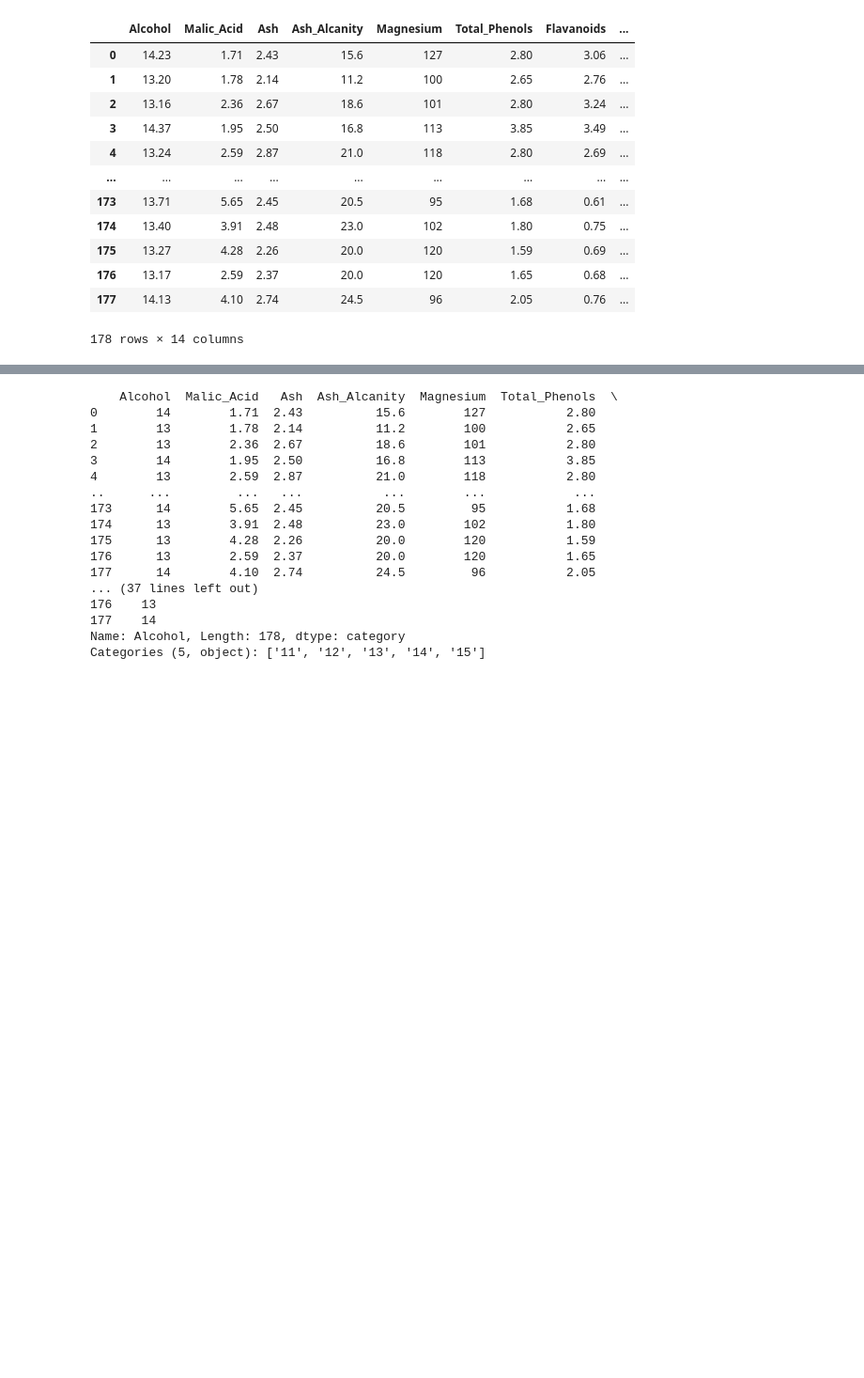
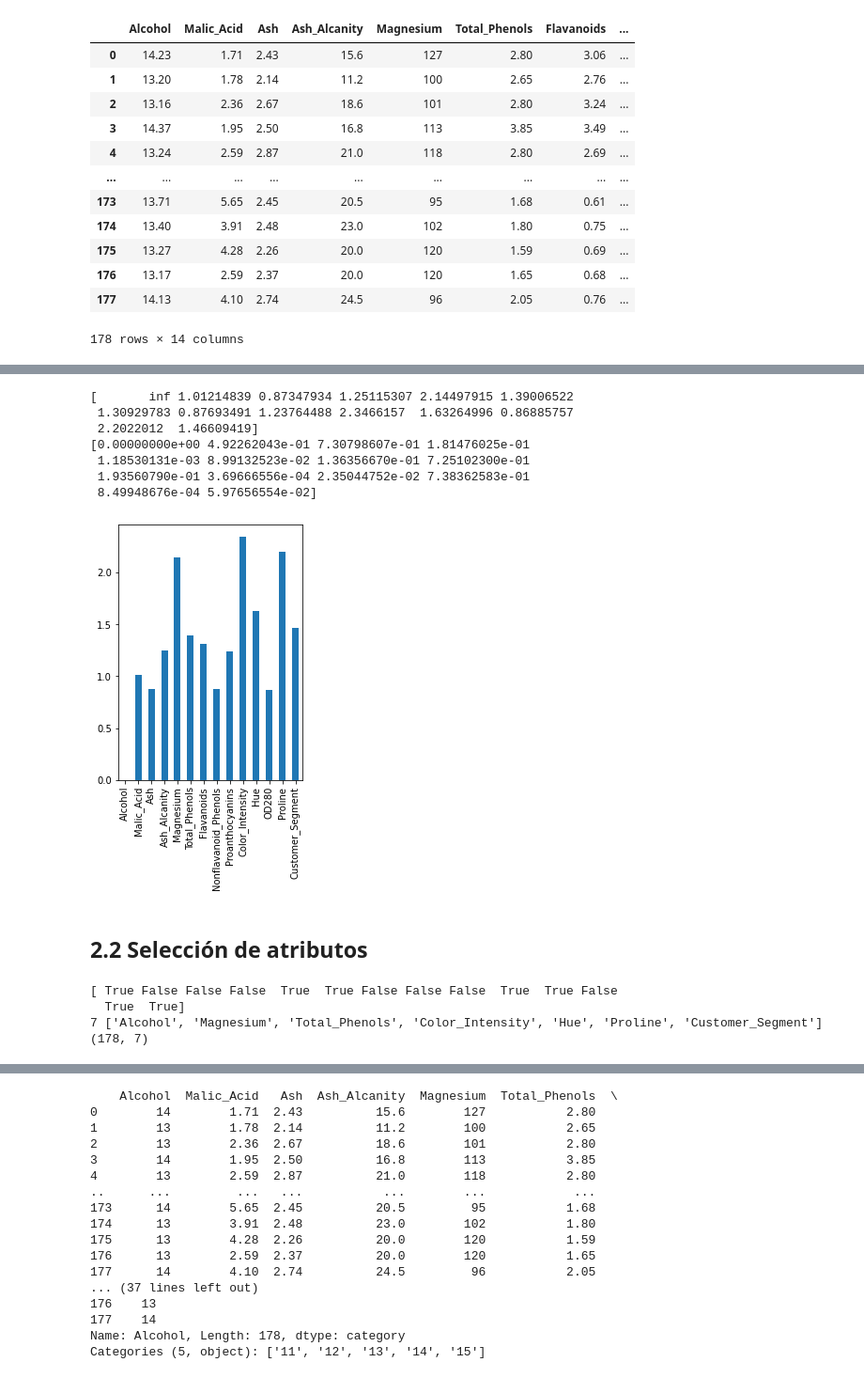
Before and after one commit to GermanMT/FeatureLearning-ML, a Jupyter notebook: unsupervised.ipynb, the cells around one changed output, grey strips where cells are left out. Shown at 94% size. Drawn from its saved outputs; the diff is of its cells as text; code cells hidden in the pictures; blank space fills up the shorter version.

```diff
--- a/unsupervised.ipynb
+++ b/unsupervised.ipynb
@@ -37,0 +145,21 @@ DATOS
+# %%
+def muestra_relevancias(nombres, relevancias):
+    '''Función para mostrar una gráfica con el grado de relevancia de cada atributo
+
+    Recibe:
+       - nombres: nombres de todos los atributos
+       - relevancias: de cada atributo, calculadas mediante alguna técnica
+    '''
+    plt.figure(figsize=(len(nombres)/4,5))
+    serie = pd.Series(relevancias, index=nombres)
+    serie.plot(kind='bar')
+
+def muestra_seleccion(nombres, mascara):
+    '''Función para mostrar los nombres de los atributos seleccionados a partir de una máscara de booleanos
+
+    Recibe:
+       - nombres: nombres de todos los atributos
+       - mascara: lista de booleanos que determina si un atributo se selecciona, o no
+    '''
+    seleccionados = [n for n,m in zip(nombres, mascara) if m]
+    print(len(seleccionados), seleccionados)
@@ -37,0 +168,3 @@ DATOS
+# %%
+X = DATOS
+y = pd.Series(DATOS.Alcohol)
@@ -37,0 +197,39 @@ DATOS
+# %%
+# EJERCICIO: mostrar el grado de relevancia de cada atributo del datastet X_RUIDOSOS mediante el test ANOVA
+fvalues, pvalues = f_classif(X, y)
+print(fvalues)
+print(pvalues)
+
+muestra_relevancias(X.columns, fvalues)
+# %% [output]
+[       inf 1.01214839 0.87347934 1.25115307 2.14497915 1.39006522
+ 1.30929783 0.87693491 1.23764488 2.3466157  1.63264996 0.86885757
+ 2.2022012  1.46609419]
+[0.00000000e+00 4.92262043e-01 7.30798607e-01 1.81476025e-01
+ 1.18530131e-03 8.99132523e-02 1.36356670e-01 7.25102300e-01
+ 1.93560790e-01 3.69666556e-04 2.35044752e-02 7.38362583e-01
+ 8.49948676e-04 5.97656554e-02]
+[figure, added]
+# %% [markdown]
+## 2.2 Selección de atributos
+# %%
+# EJERCICIO: mostrar la selección de la primera mitad de atributos (el 50% mejor) para X según el test ANOVA
+selector = SelectPercentile(f_classif, percentile = 50)
+
+# Para ajustar este selector a nuestro conjunto usamos el fit
+selector.fit(X, y)
+
+# Me dice que parámetros van a ser escogidos: get_support
+print(selector.get_support())
+
+# Obtengo el nombre de los parámetros escogidos
+muestra_seleccion(X.columns, selector.get_support())
+
+# Obtener número de datos seleccionados
+X_sel = selector.fit_transform(X, y)
+print(X_sel.shape)
+# %% [output]
+[ True False False False  True  True False False False  True  True False
+  True  True]
+7 ['Alcohol', 'Magnesium', 'Total_Phenols', 'Color_Intensity', 'Hue', 'Proline', 'Customer_Segment']
+(178, 7)
```
Also changed, not shown: parts of 21 cells of this notebook, 1 other file.
